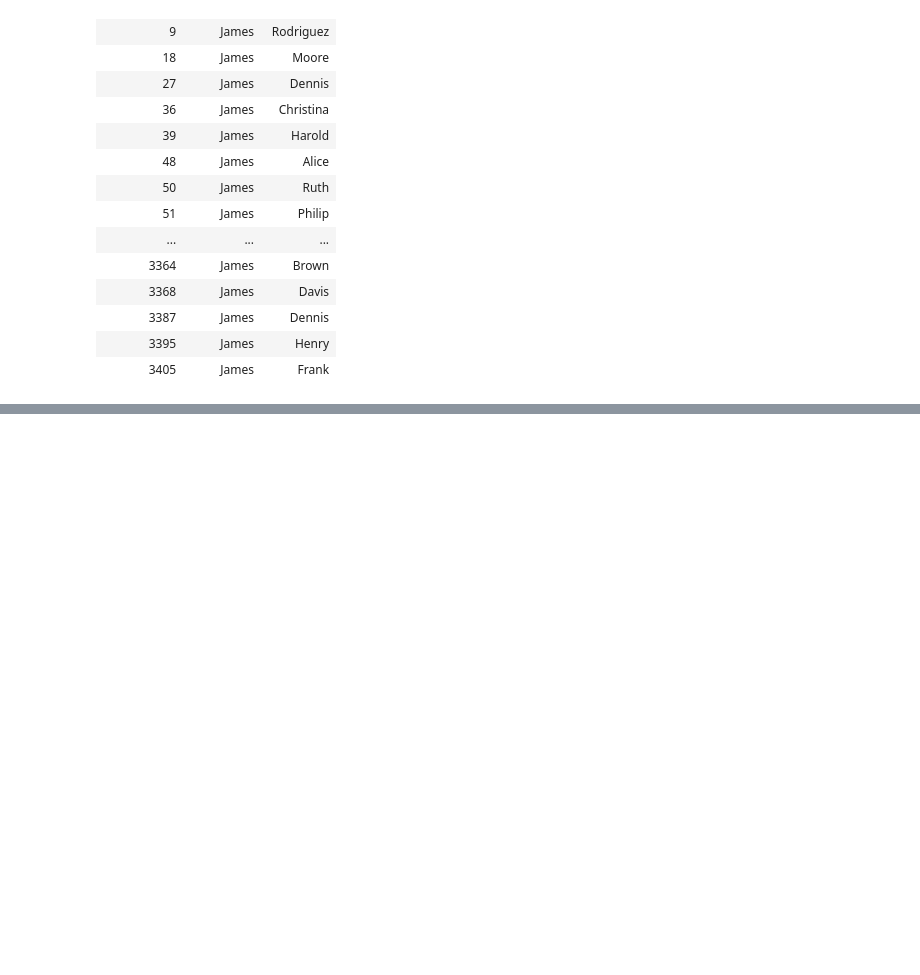
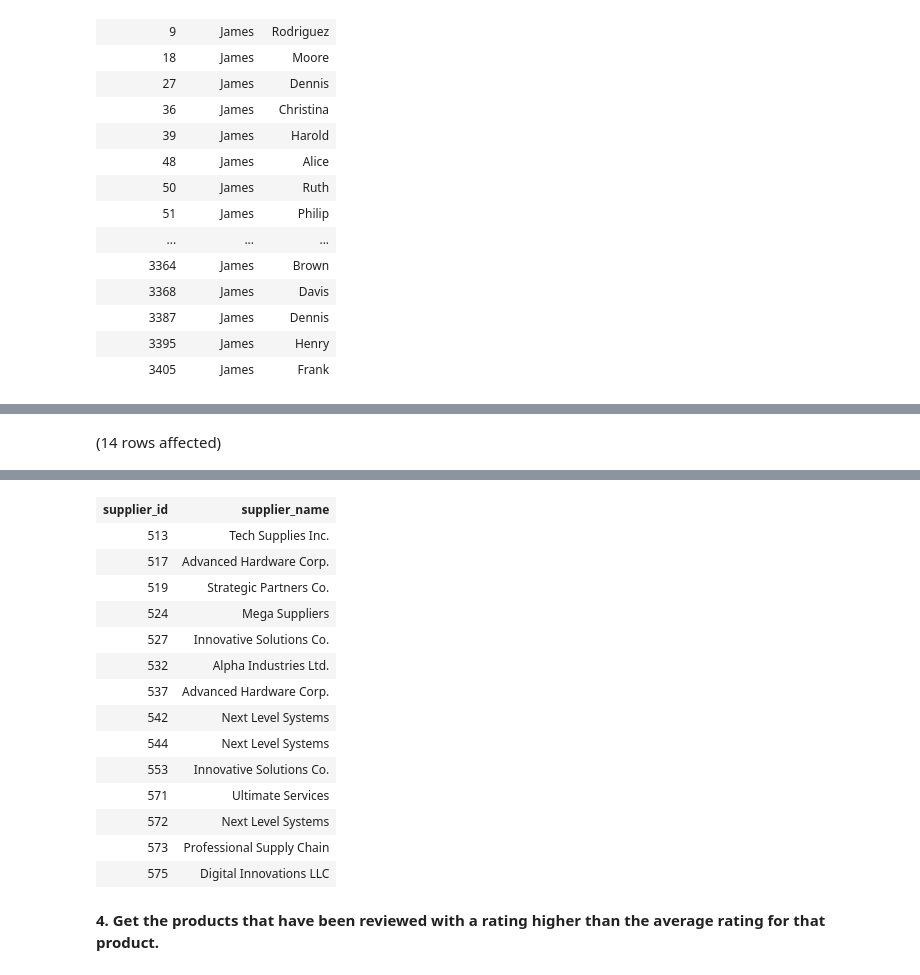
Before and after one commit to bradleytkay/post-launchcode-grad-work, a Jupyter notebook: shopping-part-3-subqueries.ipynb, the cells around one changed output, grey strips where cells are left out. Drawn from its saved outputs; the diff is of its cells as text; code cells hidden in the pictures; blank space fills up the shorter version.

```diff
--- a/shopping-part-3-subqueries.ipynb
+++ b/shopping-part-3-subqueries.ipynb
@@ -67,0 +175,14 @@ Total execution time: 00:00:00.288
+# %%
+SELECT supplier_id, supplier_name
+FROM OnlineShoppingDB.dbo.suppliers
+WHERE supplier_id IN (
+    SELECT supplier_id
+    FROM OnlineShoppingDB.dbo.products
+    WHERE product_id IN (
+        SELECT product_id
+        FROM OnlineShoppingDB.dbo.reviews
+        WHERE rating > 4.5
+    )
+)
+# %% [output]
+(14 rows affected)
@@ -67,0 +190,17 @@ Total execution time: 00:00:00.288
+| supplier_id | supplier_name |
+| 513 | Tech Supplies Inc. |
+| 517 | Advanced Hardware Corp. |
+| 519 | Strategic Partners Co. |
+| 524 | Mega Suppliers |
+| 527 | Innovative Solutions Co. |
+| 532 | Alpha Industries Ltd. |
+| 537 | Advanced Hardware Corp. |
+| 542 | Next Level Systems |
+| 544 | Next Level Systems |
+| 553 | Innovative Solutions Co. |
+| 571 | Ultimate Services |
+| 572 | Next Level Systems |
+| 573 | Professional Supply Chain |
+| 575 | Digital Innovations LLC |
+# %% [markdown]
+**4\. Get the products that have been reviewed with a rating higher than the average rating for that product.**
```
Also changed, not shown: parts of 18 cells of this notebook.
